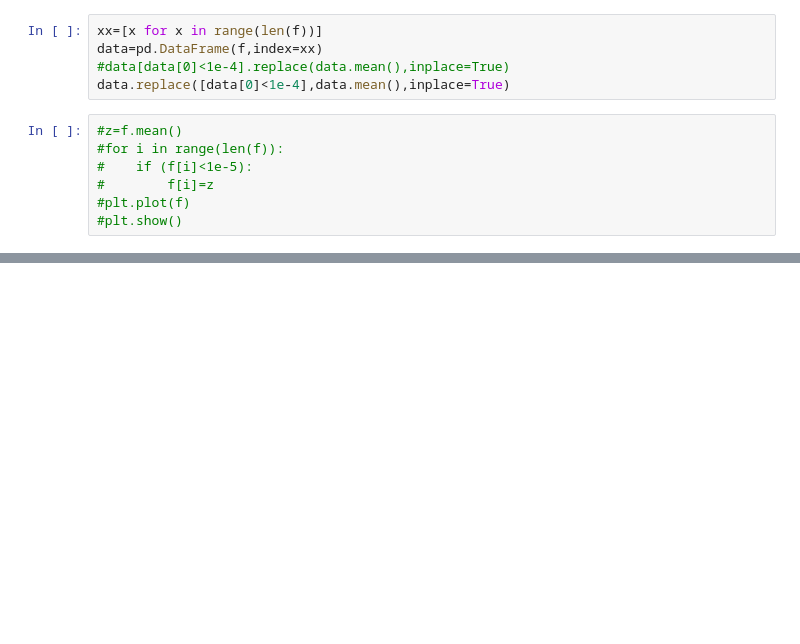
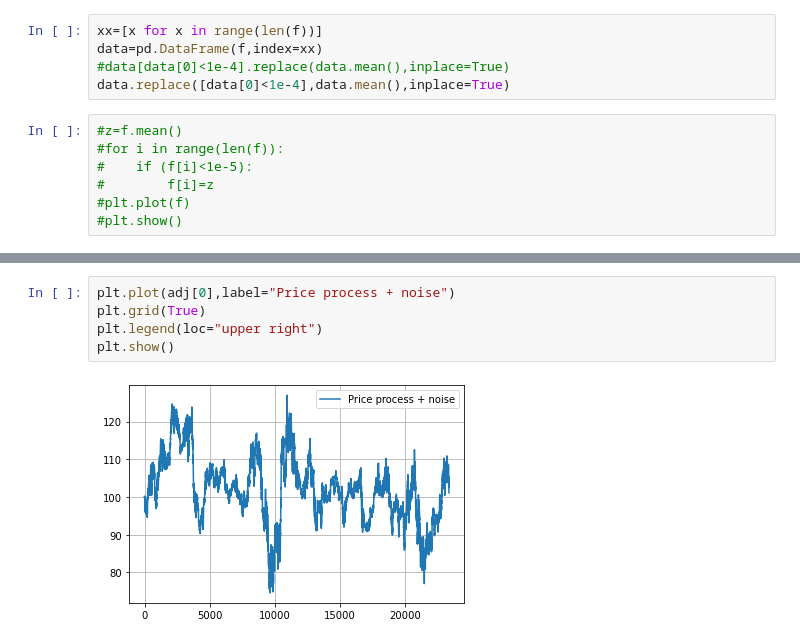
Before and after one commit to macrandrea/RoughVolArtOrArtefact, a Jupyter notebook: ModulusWiener_GIT.ipynb, the cells around one changed output, grey strips where cells are left out. Drawn from its saved outputs; the diff is of its cells as text; blank space fills up the shorter version.

```diff
--- a/ModulusWiener_GIT.ipynb
+++ b/ModulusWiener_GIT.ipynb
@@ -78,0 +146,7 @@ plot_pacf(diff)
+# %%
+plt.plot(adj[0],label="Price process + noise")
+plt.grid(True)
+plt.legend(loc="upper right")
+plt.show()
+# %% [output]
+[figure, added]
```
Also changed, not shown: parts of 6 cells of this notebook, 7 other files.
